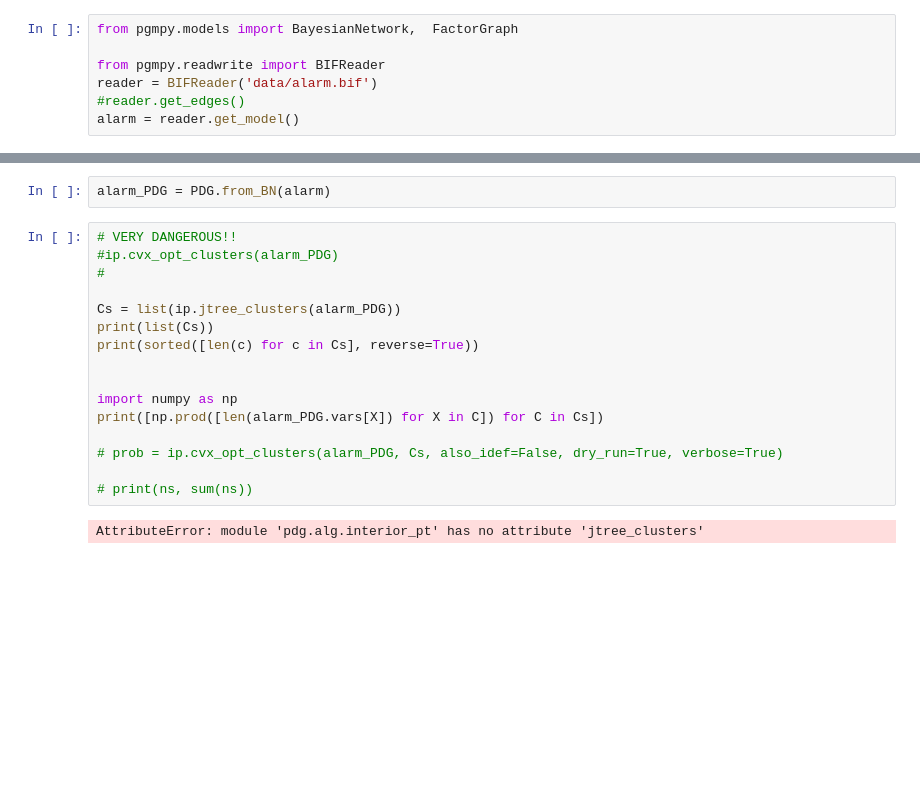
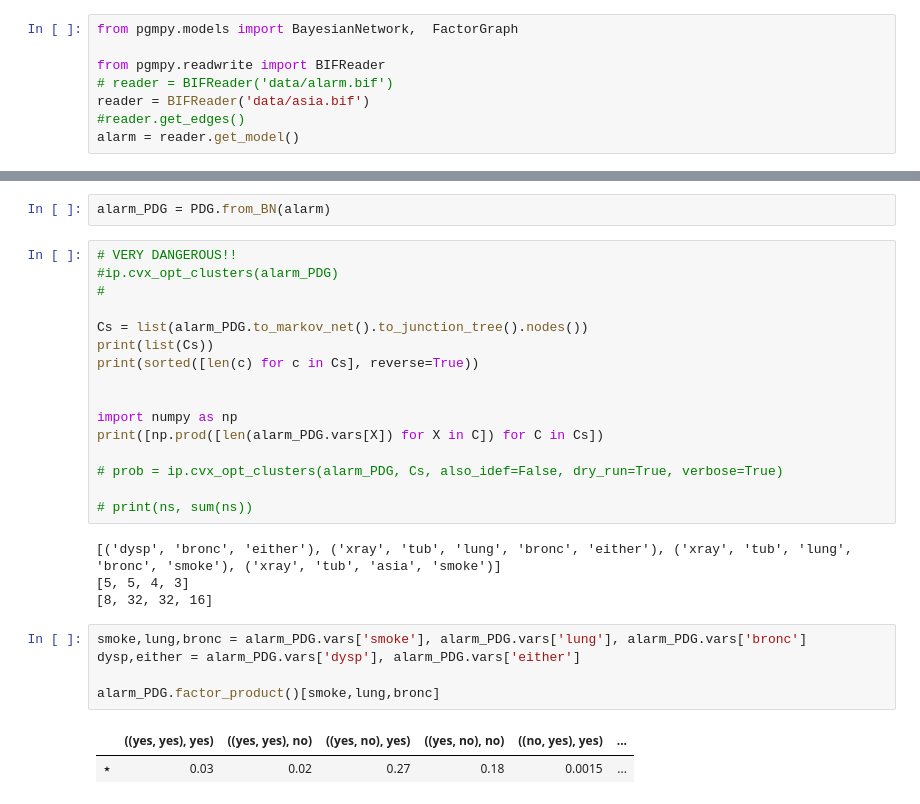
Before and after one commit to orichardson/pdg-expts, a Jupyter notebook: code/scratch/pgmpy-exploring.ipynb, the cells around one changed output, grey strips where cells are left out. Cells and saved outputs as stored; diff of their text form; blank space fills up the shorter version.

```diff
--- a/code/scratch/pgmpy-exploring.ipynb
+++ b/code/scratch/pgmpy-exploring.ipynb
@@ -11,7 +14,8 @@
 from pgmpy.models import BayesianNetwork,  FactorGraph
 
 from pgmpy.readwrite import BIFReader
-reader = BIFReader('data/alarm.bif')
+# reader = BIFReader('data/alarm.bif')
+reader = BIFReader('data/asia.bif')
 #reader.get_edges()
 alarm = reader.get_model()
 # %%
@@ -26,7 +30,7 @@ alarm_PDG = PDG.from_BN(alarm)
 #ip.cvx_opt_clusters(alarm_PDG)
 #
 
-Cs = list(ip.jtree_clusters(alarm_PDG))
+Cs = list(alarm_PDG.to_markov_net().to_junction_tree().nodes())
 print(list(Cs))
 print(sorted([len(c) for c in Cs], reverse=True))
 
@@ -38,4 +42,14 @@ print([np.prod([len(alarm_PDG.vars[X]) for X in C]) for C in Cs])
 
 # print(ns, sum(ns))
 # %% [output]
-AttributeError: module 'pdg.alg.interior_pt' has no attribute 'jtree_clusters'
+[('dysp', 'bronc', 'either'), ('xray', 'tub', 'lung', 'bronc', 'either'), ('xray', 'tub', 'lung', 'bronc', 'smoke'), ('xray', 'tub', 'asia', 'smoke')]
+[5, 5, 4, 3]
+[8, 32, 32, 16]
+# %%
+smoke,lung,bronc = alarm_PDG.vars['smoke'], alarm_PDG.vars['lung'], alarm_PDG.vars['bronc']
+dysp,either = alarm_PDG.vars['dysp'], alarm_PDG.vars['either']
+
+alarm_PDG.factor_product()[smoke,lung,bronc]
+# %% [output]
+|  | ((yes, yes), yes) | ((yes, yes), no) | ((yes, no), yes) | ((yes, no), no) | ((no, yes), yes) | ... |
+| ⋆ | 0.03 | 0.02 | 0.27 | 0.18 | 0.0015 | ... |
```
Also changed, not shown: parts of 9 cells of this notebook, 5 other files.
